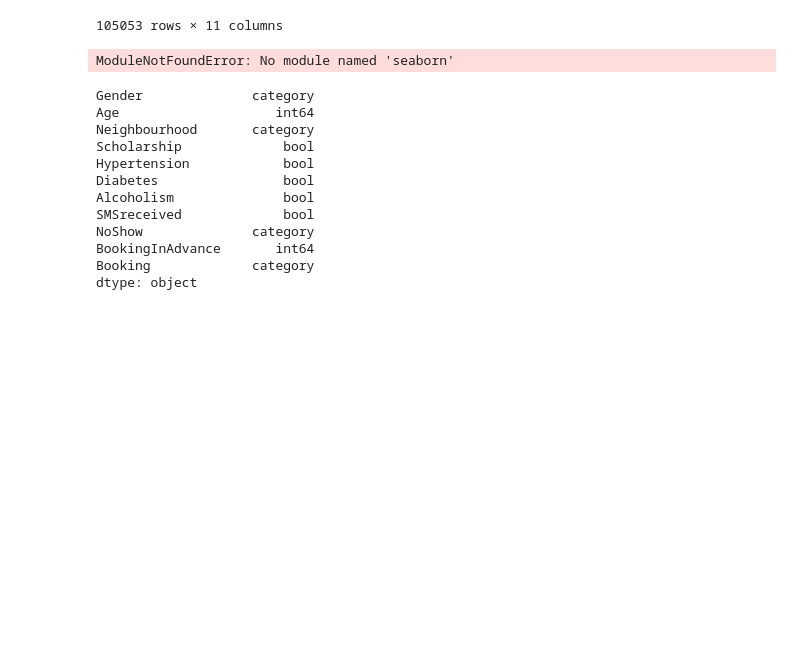
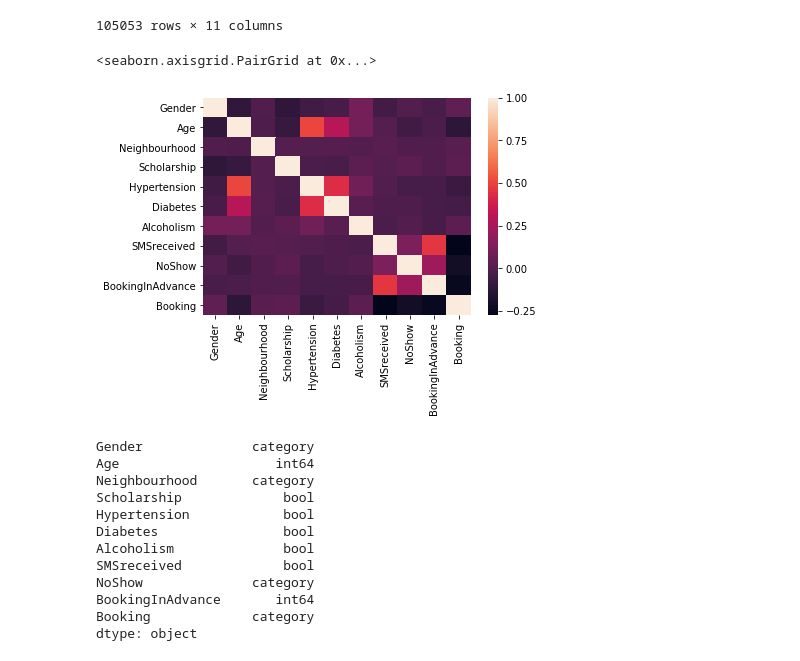
Before and after one commit to yzhu017/Assignment4, a Jupyter notebook: appointment.ipynb, the cells around one changed output. Drawn from its saved outputs; the diff is of its cells as text; code cells hidden in the pictures; blank space fills up the shorter version.

```diff
--- a/appointment.ipynb
+++ b/appointment.ipynb
@@ -391,12 +391,13 @@ df3
 | 110523 | F | 51 | MARIA ORTIZ | False | False | False | False | True | ... |
 105053 rows × 11 columns
 # %%
-#import seaborn as sns
-#corr=df3.corr()
-#sns.heatmap(corr,xticklabels=corr.columns.values, yticklabels=corr.columns.values)
-#sns.pairplot(df3)
+import seaborn as sns
+corr=df3.corr()
+sns.heatmap(corr,xticklabels=corr.columns.values, yticklabels=corr.columns.values)
+sns.pairplot(df3)
 # %% [output]
-ModuleNotFoundError: No module named 'seaborn'
+<seaborn.axisgrid.PairGrid at 0x...>
+[figure, added]
 # %%
 from sklearn.cross_validation import KFold
 from sklearn.ensemble import RandomForestClassifier
```
Also changed, not shown: parts of 5 cells of this notebook.
